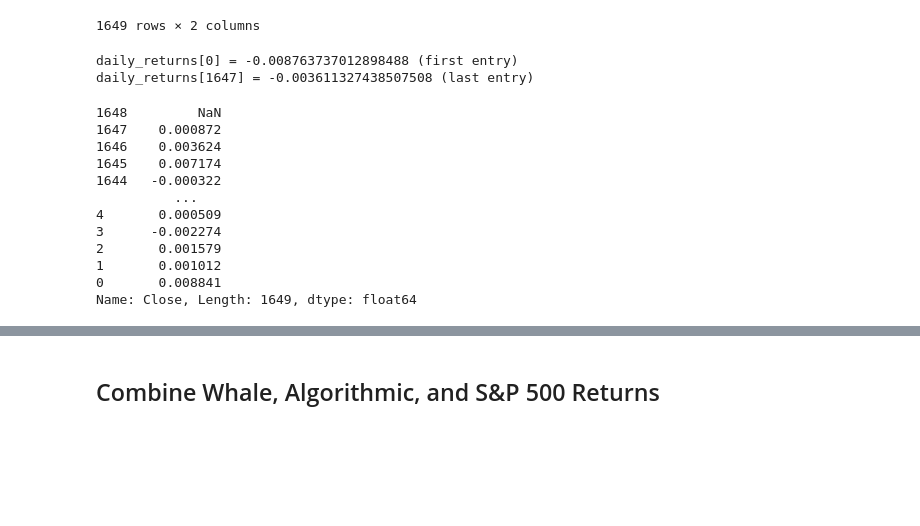
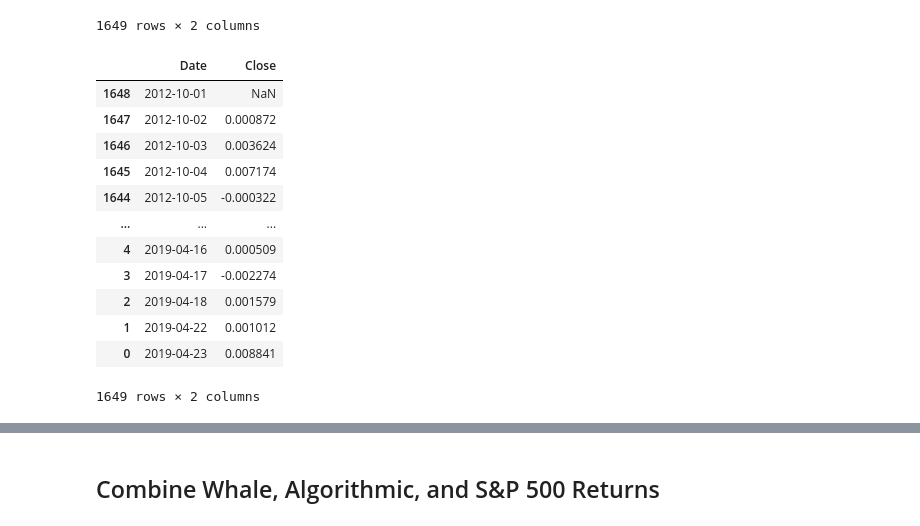
Before and after one commit to Alacrity01/pandas-homework, a Jupyter notebook: whale_analysis.ipynb, the cells around one changed output, grey strips where cells are left out. Cells and saved outputs as stored; diff of their text form; code cells hidden in the pictures; blank space fills up the shorter version.

```diff
--- a/whale_analysis.ipynb
+++ b/whale_analysis.ipynb
@@ -244,36 +299,49 @@ sp500
 | 0 | 2019-04-23 | 2933.68 |
 1649 rows × 2 columns
 # %%
+# used for testing purposes to understand datatypes
+
 # Calculate Daily Returns
-daily_returns = []
-for i in range(len(sp500)-2):
-    today = sp500['Close'][i]
-    tomorrow =  sp500['Close'][i+1]
-    daily_change = tomorrow - today
-    daily_return = daily_change / today
-    daily_returns.append(daily_return)
-    i+=1
-print(f"daily_returns[0] = {daily_returns[0]} (first entry)")
-print(f"daily_returns[{len(daily_returns)}] = {daily_returns[-1]} (last entry)")
+
+
+
+
+# returns_list = []
+# for i in range(len(sp500)-2):
+#     today = sp500['Close'][i]
+#     tomorrow =  sp500['Close'][i+1]
+#     daily_change = tomorrow - today
+#     daily_return = daily_change / today
+#     returns_list.append(daily_return)
+#     i+=1
+# # print(f"daily_returns[0] = {daily_returns[0]} (first entry)")
+# # print(f"daily_returns[{len(daily_returns)}] = {daily_returns[-1]} (last entry)")
+# # daily_returns_manual_calc = daily_returns
+# print(returns_list[0])
+# print(returns_list[-1])
+# print(type(daily_returns_manual_calc))
-# %% [output]
-daily_returns[0] = -0.008763737012898488 (first entry)
-daily_returns[1647] = -0.003611327438507508 (last entry)
-# %%
-# Calculate Daily Returns
-returns_df = sp500['Close'].pct_change()
-returns_df
-# %% [output]
-1648         NaN
-1647    0.000872
-1646    0.003624
-1645    0.007174
-1644   -0.000322
-          ...
-4       0.000509
-3      -0.002274
-2       0.001579
-1       0.001012
-0       0.008841
-Name: Close, Length: 1649, dtype: float64
+# %%
+# Calculate Daily Returns for SP500
+daily_returns = sp500['Close'].pct_change()
+sp500_returns = daily_returns.to_frame()
+
+sp500_returns.insert(loc=0,
+          column='Date',
+          value=sp500['Date'])
+sp500_returns
+# %% [output]
+|  | Date | Close |
+| 1648 | 2012-10-01 | NaN |
+| 1647 | 2012-10-02 | 0.000872 |
+| 1646 | 2012-10-03 | 0.003624 |
+| 1645 | 2012-10-04 | 0.007174 |
+| 1644 | 2012-10-05 | -0.000322 |
+| ... | ... | ... |
+| 4 | 2019-04-16 | 0.000509 |
+| 3 | 2019-04-17 | -0.002274 |
+| 2 | 2019-04-18 | 0.001579 |
+| 1 | 2019-04-22 | 0.001012 |
+| 0 | 2019-04-23 | 0.008841 |
+1649 rows × 2 columns
 # %%
 # Drop nulls
```
Also changed, not shown: parts of 26 cells of this notebook.
